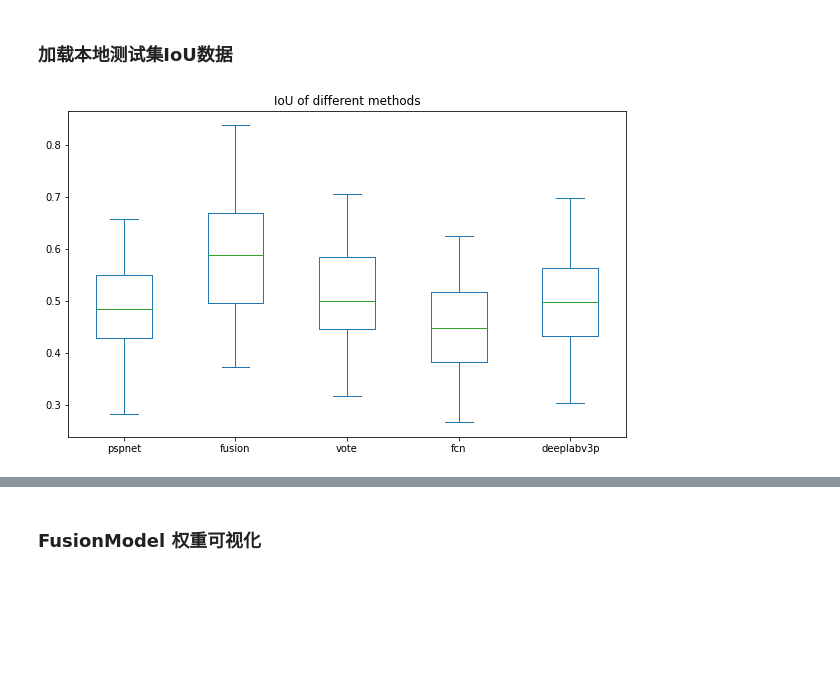
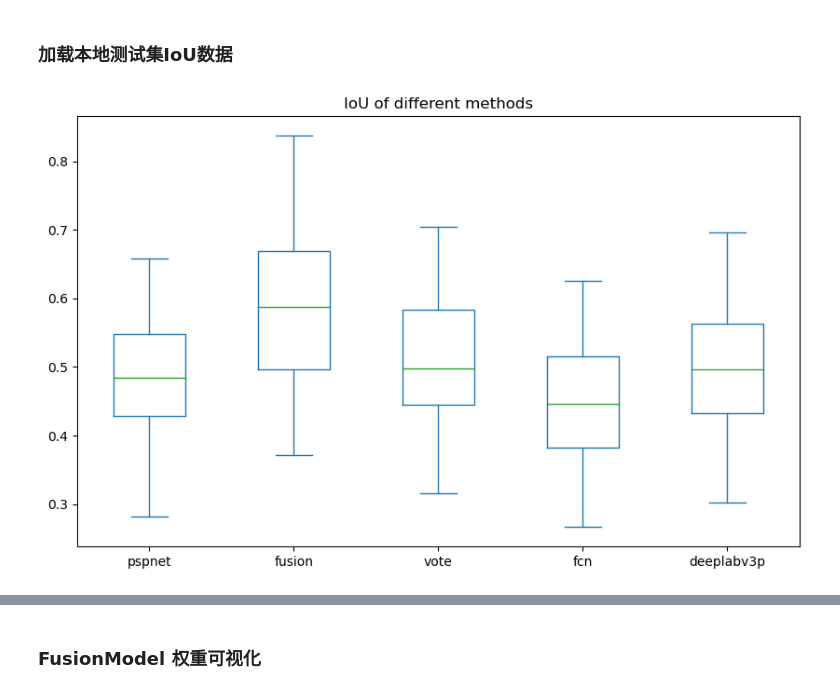
Before and after one commit to AlexwellChen/EnSeg, a Jupyter notebook: Performance_analyse.ipynb, the cells around one changed output, grey strips where cells are left out. Saved outputs shown, nothing was run; the diff lists cells and outputs as text; code cells hidden in the pictures; blank space fills up the shorter version.

```diff
--- a/Performance_analyse.ipynb
+++ b/Performance_analyse.ipynb
@@ -191,15 +191,15 @@ plt.bar(performance.keys(), performance.values())
 # %%
 import numpy as np
 import pandas as pd
 import matplotlib.pyplot as plt
 
-# test_IoU = np.load('test_IoU_50.npy')
-# test_IoU = test_IoU.tolist()
+test_IoU = np.load('Training data/test_IoU_50.npy')
+test_IoU = test_IoU.tolist()
 
 df = pd.DataFrame(test_IoU, columns=['pspnet', 'fusion', 'vote', 'fcn', 'deeplabv3p'])
 
 df.plot(kind='box', figsize=(10, 6), title='IoU of different methods')
 
 plt.show()
 # %% [output]
-[figure, old version]
+[figure, new version]
```
Also changed, not shown: parts of 1 cell of this notebook, 2 other files.
